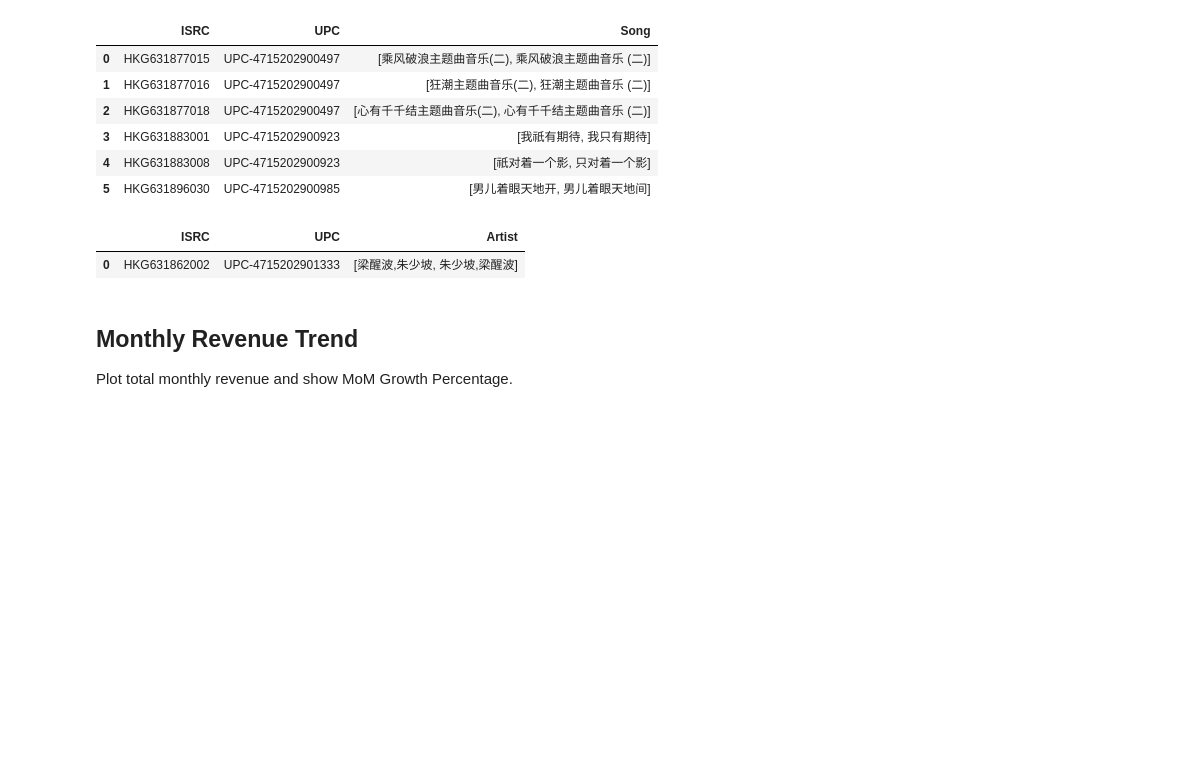
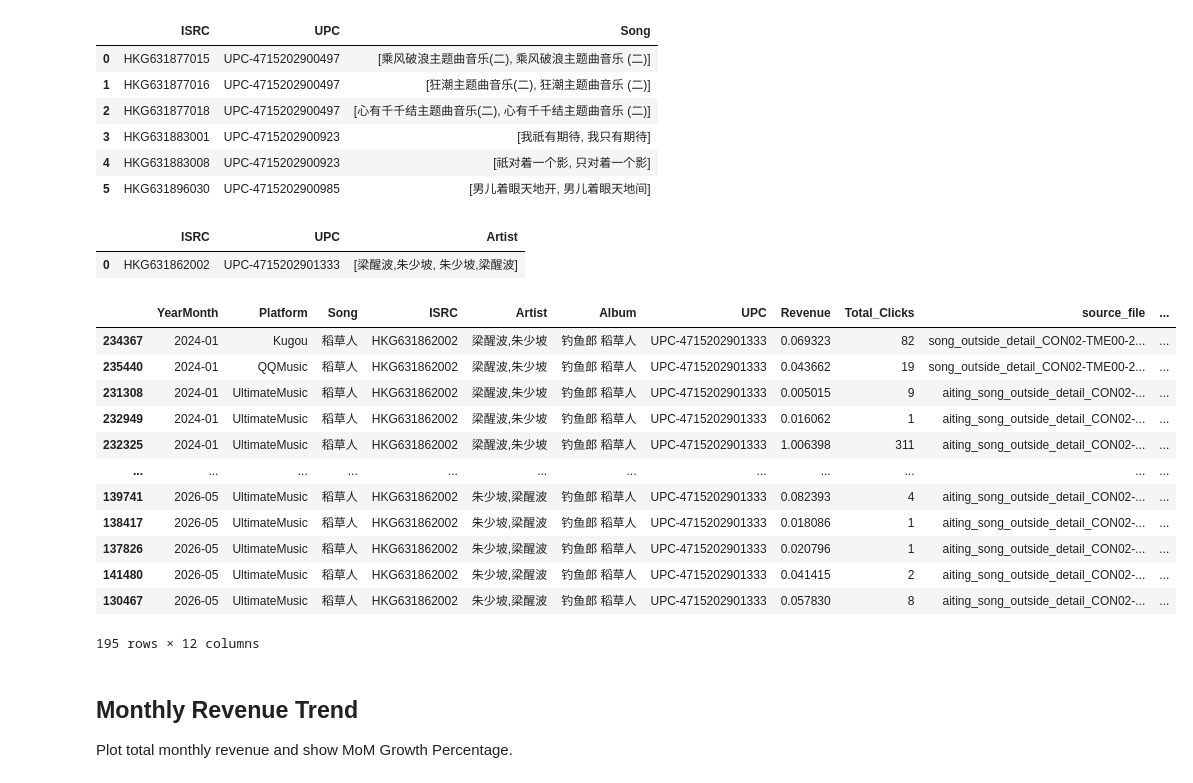
Before and after one commit to judyy19/Music-Analysis, a Jupyter notebook: analysis/Forward.ipynb, the cells around one changed output. Saved outputs shown, nothing was run; the diff lists cells and outputs as text; code cells hidden in the pictures; blank space fills up the shorter version.

```diff
--- a/analysis/Forward.ipynb
+++ b/analysis/Forward.ipynb
@@ -249,6 +291,23 @@ artist_mismatch
 # %% [output]
 |  | ISRC | UPC | Artist |
 | 0 | HKG631862002 | UPC-4715202901333 | [梁醒波,朱少坡, 朱少坡,梁醒波] |
+# %%
+# [梁醒波,朱少坡, 朱少坡,梁醒波]
+df_cleaned[df_cleaned['ISRC'] == 'HKG631862002']
+# %% [output]
+|  | YearMonth | Platform | Song | ISRC | Artist | Album | UPC | Revenue | Total_Clicks | source_file | ... |
+| 234367 | 2024-01 | Kugou | 稻草人 | HKG631862002 | 梁醒波,朱少坡 | 钓鱼郎 稻草人 | UPC-4715202901333 | 0.069323 | 82 | song_outside_detail_CON02-TME00-2... | ... |
+| 235440 | 2024-01 | QQMusic | 稻草人 | HKG631862002 | 梁醒波,朱少坡 | 钓鱼郎 稻草人 | UPC-4715202901333 | 0.043662 | 19 | song_outside_detail_CON02-TME00-2... | ... |
+| 231308 | 2024-01 | UltimateMusic | 稻草人 | HKG631862002 | 梁醒波,朱少坡 | 钓鱼郎 稻草人 | UPC-4715202901333 | 0.005015 | 9 | aiting_song_outside_detail_CON02-... | ... |
+| 232949 | 2024-01 | UltimateMusic | 稻草人 | HKG631862002 | 梁醒波,朱少坡 | 钓鱼郎 稻草人 | UPC-4715202901333 | 0.016062 | 1 | aiting_song_outside_detail_CON02-... | ... |
+| 232325 | 2024-01 | UltimateMusic | 稻草人 | HKG631862002 | 梁醒波,朱少坡 | 钓鱼郎 稻草人 | UPC-4715202901333 | 1.006398 | 311 | aiting_song_outside_detail_CON02-... | ... |
+| ... | ... | ... | ... | ... | ... | ... | ... | ... | ... | ... | ... |
+| 139741 | 2026-05 | UltimateMusic | 稻草人 | HKG631862002 | 朱少坡,梁醒波 | 钓鱼郎 稻草人 | UPC-4715202901333 | 0.082393 | 4 | aiting_song_outside_detail_CON02-... | ... |
+| 138417 | 2026-05 | UltimateMusic | 稻草人 | HKG631862002 | 朱少坡,梁醒波 | 钓鱼郎 稻草人 | UPC-4715202901333 | 0.018086 | 1 | aiting_song_outside_detail_CON02-... | ... |
+| 137826 | 2026-05 | UltimateMusic | 稻草人 | HKG631862002 | 朱少坡,梁醒波 | 钓鱼郎 稻草人 | UPC-4715202901333 | 0.020796 | 1 | aiting_song_outside_detail_CON02-... | ... |
+| 141480 | 2026-05 | UltimateMusic | 稻草人 | HKG631862002 | 朱少坡,梁醒波 | 钓鱼郎 稻草人 | UPC-4715202901333 | 0.041415 | 2 | aiting_song_outside_detail_CON02-... | ... |
+| 130467 | 2026-05 | UltimateMusic | 稻草人 | HKG631862002 | 朱少坡,梁醒波 | 钓鱼郎 稻草人 | UPC-4715202901333 | 0.057830 | 8 | aiting_song_outside_detail_CON02-... | ... |
+195 rows × 12 columns
 # %% [markdown]
 ## Monthly Revenue Trend
 Plot total monthly revenue and show MoM Growth Percentage.
```
Also changed, not shown: parts of 30 cells of this notebook, 6 other files.
